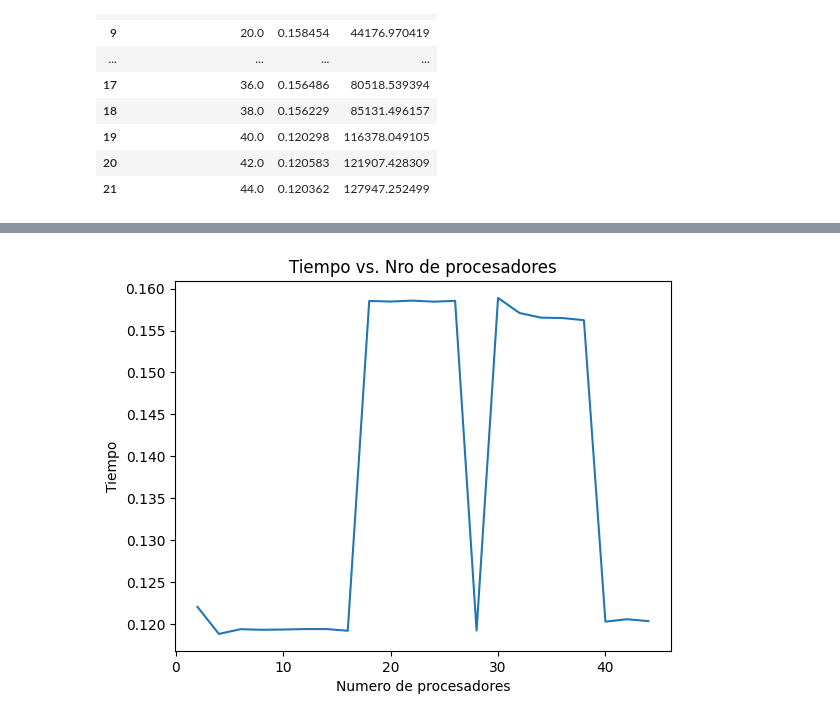
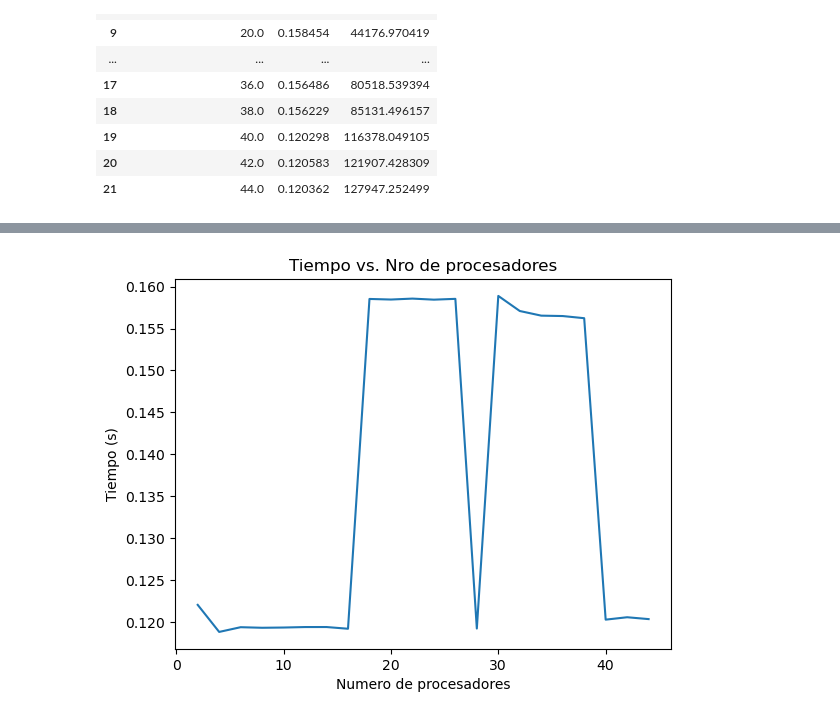
Before and after one commit to justog220/Practica-CAR, a Jupyter notebook: TP 1/EJ 3/análisis.ipynb, the cells around one changed output, grey strips where cells are left out. Cells and saved outputs as stored; diff of their text form; code cells hidden in the pictures.

```diff
--- a/TP 1/EJ 3/análisis.ipynb
+++ b/TP 1/EJ 3/análisis.ipynb
@@ -98,9 +98,9 @@ plt.show()
 # %%
 plt.xlabel("Numero de procesadores")
-plt.ylabel("Tiempo")
+plt.ylabel("Tiempo (s)")
 plt.title("Tiempo vs. Nro de procesadores")
 plt.plot(dfProm["Numero de procesadores"], dfProm["Tiempo"])
 plt.savefig("salida/fig2ej3.png")
 plt.show()
 # %% [output]
-[figure, old version]
+[figure, new version]
```
Also changed, not shown: parts of 3 cells of this notebook, 12 other files.
